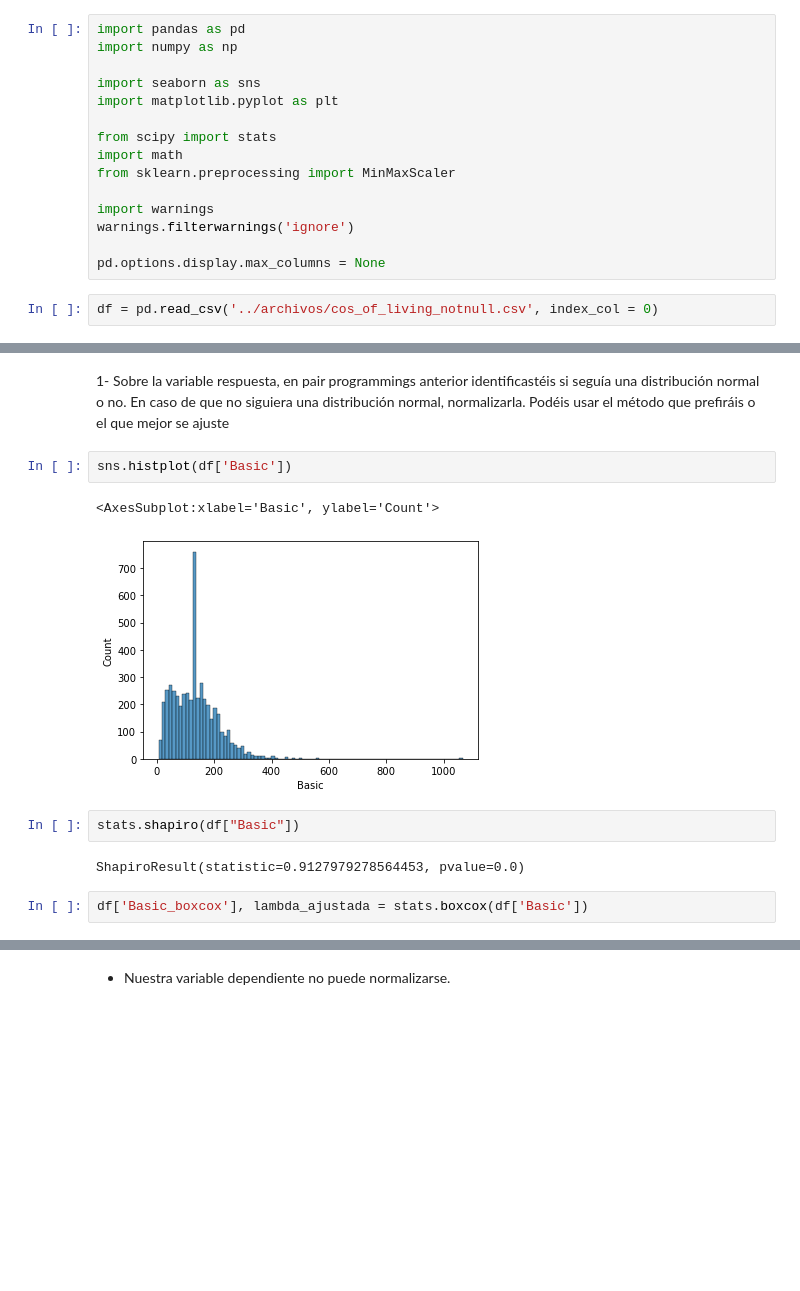
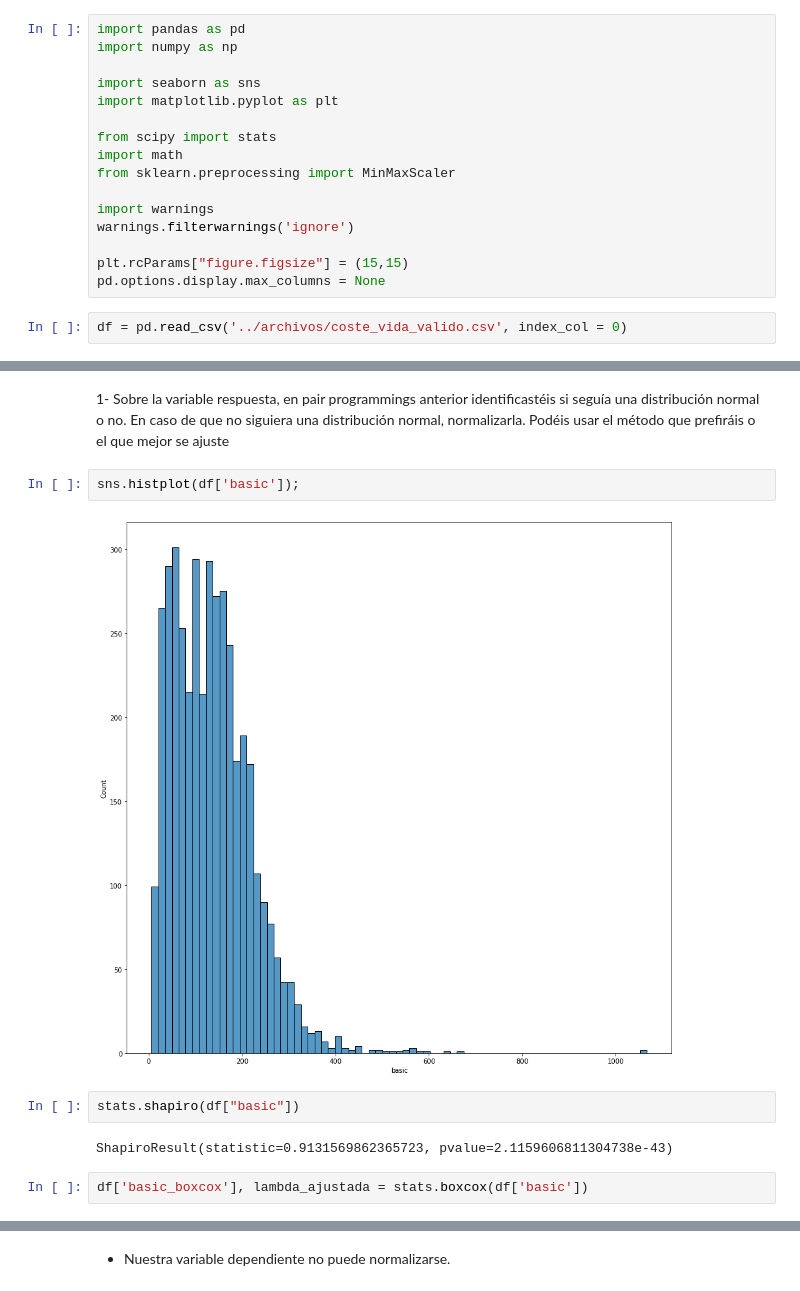
Before and after one commit to Adalab/promo-d-da-modulo1-sprint2-Paloma_Paula_Iris, a Jupyter notebook: regresion_lineal/6_normalizacion.ipynb, the cells around one changed output, grey strips where cells are left out. Drawn from its saved outputs; the diff is of its cells as text; blank space fills up the shorter version.

```diff
--- a/regresion_lineal/6_normalizacion.ipynb
+++ b/regresion_lineal/6_normalizacion.ipynb
@@ -16,9 +16,10 @@ from sklearn.preprocessing import MinMaxScaler
 import warnings
 warnings.filterwarnings('ignore')
 
+plt.rcParams["figure.figsize"] = (15,15)
 pd.options.display.max_columns = None
 # %%
-df = pd.read_csv('../archivos/cos_of_living_notnull.csv', index_col = 0)
+df = pd.read_csv('../archivos/coste_vida_valido.csv', index_col = 0)
 # %%
 df.head(2)
 # %% [output]
@@ -32,14 +33,13 @@ df['Basic'].isnull().sum()
 # %% [markdown]
 1- Sobre la variable respuesta, en pair programmings anterior identificastéis si seguía una distribución normal o no. En caso de que no siguiera una distribución normal, normalizarla. Podéis usar el método que prefiráis o el que mejor se ajuste
 # %%
-sns.histplot(df['Basic'])
+sns.histplot(df['basic']);
 # %% [output]
-<AxesSubplot:xlabel='Basic', ylabel='Count'>
-[figure, old version]
+[figure, new version]
 # %%
-stats.shapiro(df["Basic"])
+stats.shapiro(df["basic"])
 # %% [output]
-ShapiroResult(statistic=0.9127979278564453, pvalue=0.0)
+ShapiroResult(statistic=0.9131569862365723, pvalue=2.1159606811304738e-43)
 # %%
-df['Basic_boxcox'], lambda_ajustada = stats.boxcox(df['Basic'])
+df['basic_boxcox'], lambda_ajustada = stats.boxcox(df['basic'])
 # %%
```
Also changed, not shown: parts of 8 cells of this notebook, 4 other files.
